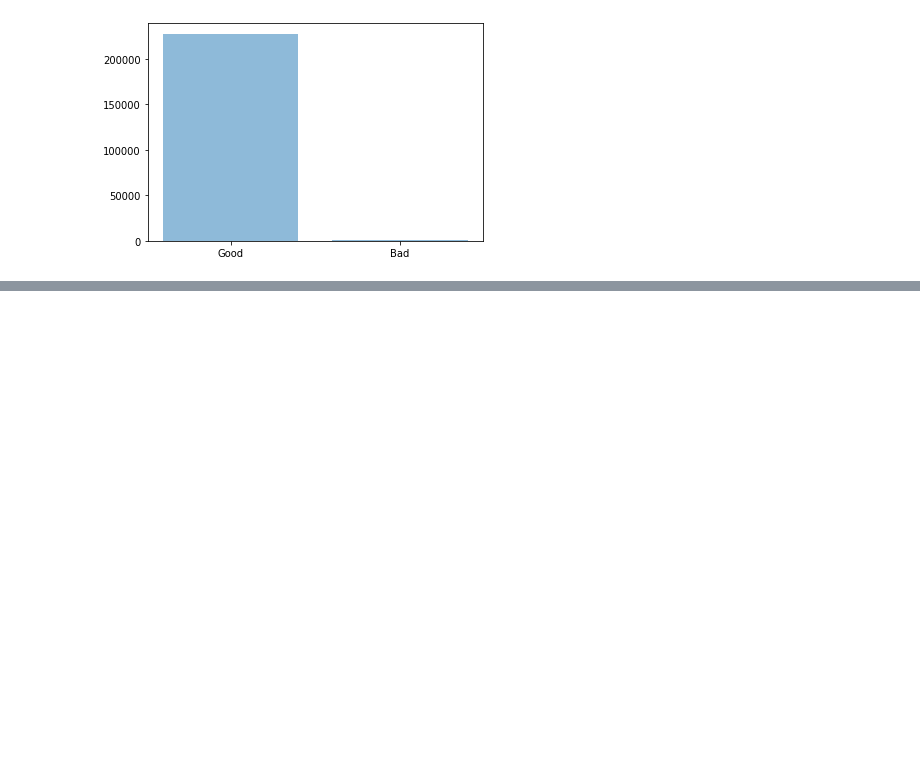
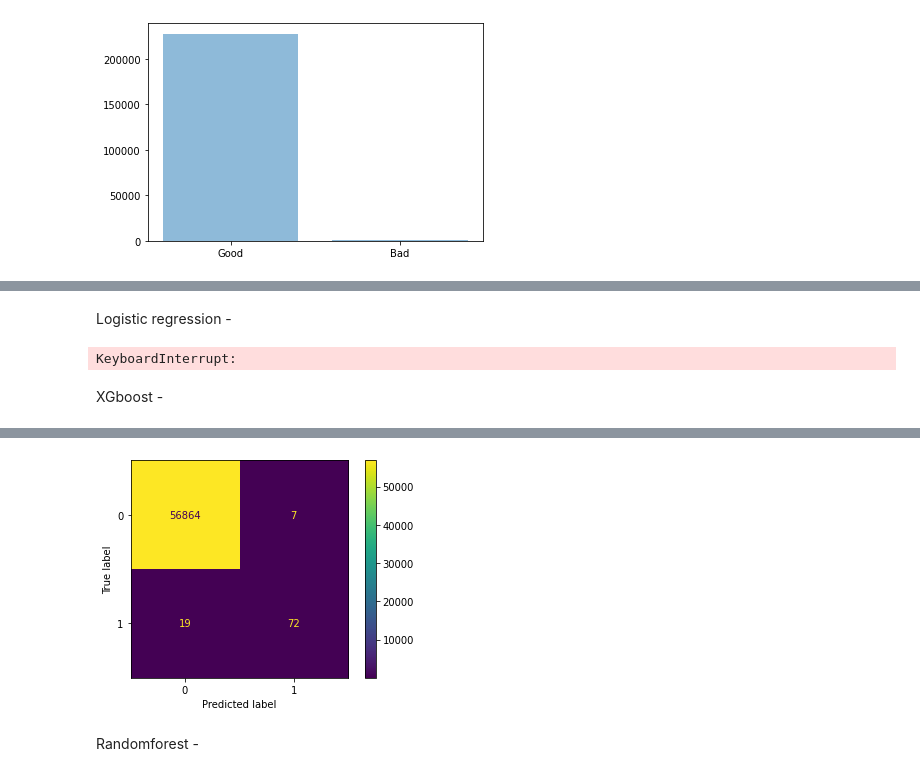
Before and after one commit to SkyXen/IITBBS_GC_Team26_PS03, a Jupyter notebook: model.ipynb, the cells around one changed output, grey strips where cells are left out. Saved outputs shown, nothing was run; the diff lists cells and outputs as text; code cells hidden in the pictures; blank space fills up the shorter version.

```diff
--- a/model.ipynb
+++ b/model.ipynb
@@ -55,0 +30,2 @@ pipe.score(X_test, y_test)
+# %%
+y = data.pop('Class')
@@ -55,0 +47,43 @@ pipe.score(X_test, y_test)
+# %%
+# Common imports
+from sklearn.model_selection import train_test_split
+from sklearn.pipeline import make_pipeline
+from sklearn.metrics import confusion_matrix, ConfusionMatrixDisplay, roc_auc_score
+
+# For logistic regression
+from sklearn.linear_model import LogisticRegression
+from sklearn.preprocessing import StandardScaler, PolynomialFeatures
+
+# For XGBoost
+from xgboost import XGBClassifier
+
+# For Random Forest
+from sklearn.ensemble import RandomForestClassifier
+
+X_train, X_test, y_train, y_test = train_test_split(data, y, random_state=42)
+# %%
+def confusion_matrix_visualization(pipe, y_test, predictions):
+    cm = confusion_matrix(y_test, predictions, labels=pipe.classes_)
+    disp = ConfusionMatrixDisplay(confusion_matrix=cm, display_labels=pipe.classes_)
+    disp.plot()
+# %% [markdown]
+Logistic regression -
+# %%
+pipe = make_pipeline(StandardScaler(), PolynomialFeatures(), LogisticRegression(max_iter=100000))
+pipe.fit(X_train, y_train)
+predictions = pipe.predict(X_test)
+
+confusion_matrix_visualization(pipe, y_test, predictions)
+print(roc_auc_score(y_test, predictions))
+# %% [output]
+KeyboardInterrupt:
+# %% [markdown]
+XGboost -
+# %%
+model = XGBClassifier()
+model.fit(X_train, y_train)
+predictions = model.predict(X_test)
+
+confusion_matrix_visualization(model, y_test, predictions)
+print(roc_auc_score(y_test,predictions))
+# %% [output]
@@ -55,0 +92,3 @@ pipe.score(X_test, y_test)
+[figure, added]
+# %% [markdown]
+Randomforest -
```
Also changed, not shown: parts of 6 cells of this notebook.
